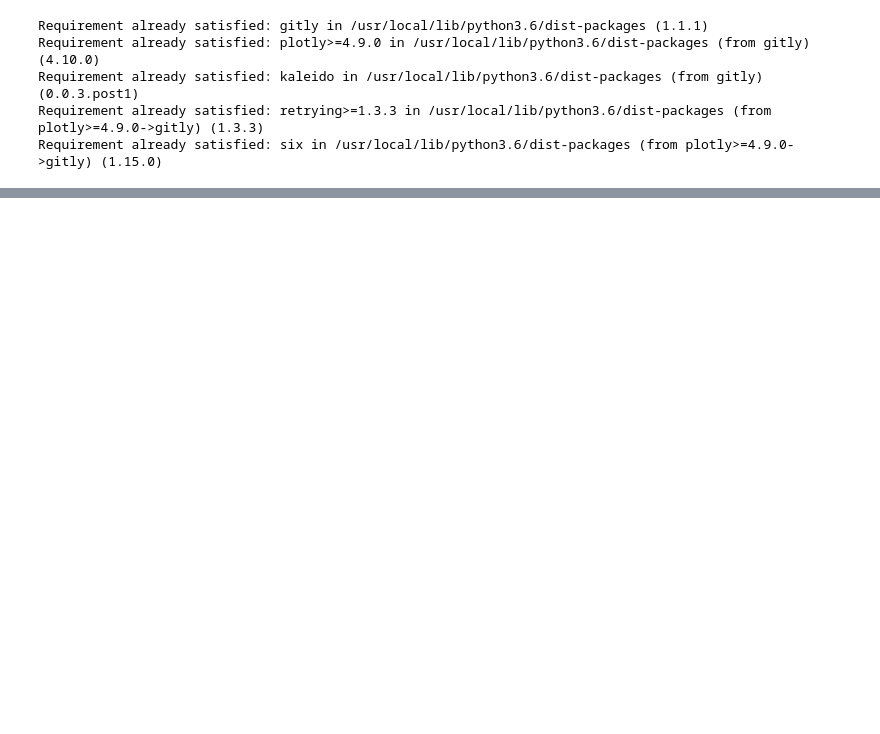
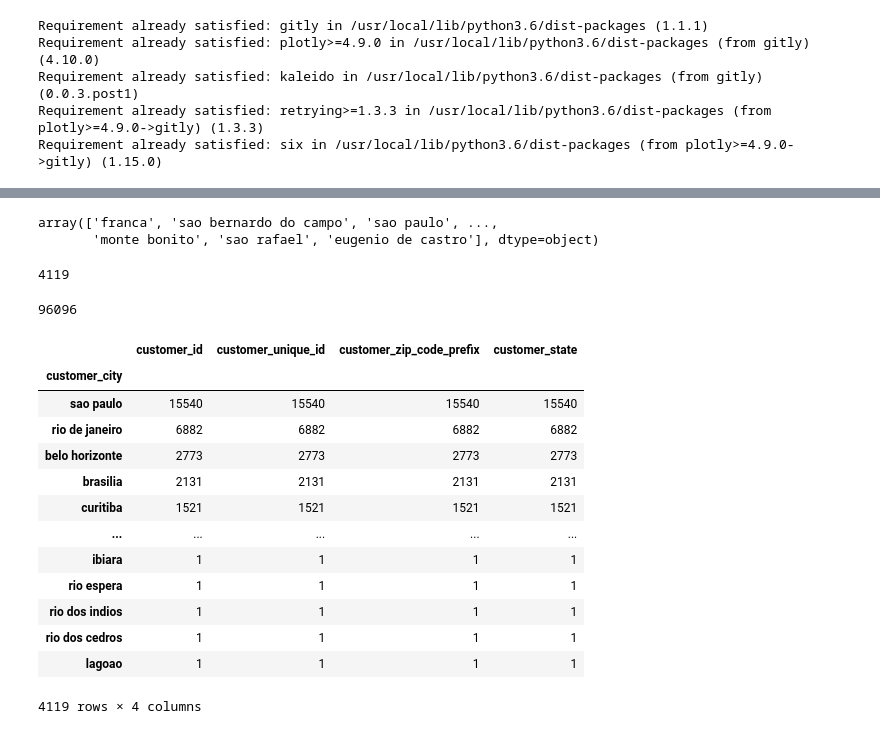
Before and after one commit to LiviaFanucchi/Introducao-ciencias-de-dados, a Jupyter notebook: Aula01_Tiago_Exploracao_Olist.ipynb, the cells around one changed output, grey strips where cells are left out. Drawn from its saved outputs; the diff is of its cells as text; code cells hidden in the pictures; blank space fills up the shorter version.

```diff
--- a/Aula01_Tiago_Exploracao_Olist.ipynb
+++ b/Aula01_Tiago_Exploracao_Olist.ipynb
@@ -14,0 +39,34 @@ gitly = GitlyPlotter(renderer = 'github')
+# %%
+#Quais cidades tem no meu dataset?
+df_clientes.customer_city.unique()
+# %% [output]
+array(['franca', 'sao bernardo do campo', 'sao paulo', ...,
+       'monte bonito', 'sao rafael', 'eugenio de castro'], dtype=object)
+# %%
+#Quantas cidades diferentes temos no dataset?
+len(df_clientes.customer_city.unique())
+# %% [output]
+4119
+# %%
+#Quantos clientes eu tenho no meu dataset?
+len(df_clientes.customer_unique_id.unique())
+# %% [output]
+96096
+# %%
+df_temp = df_clientes.groupby(by= 'customer_city' ).count()
+df_temp.sort_values( by= 'customer_id', ascending = False )
+# %% [output]
+|  | customer_id | customer_unique_id | customer_zip_code_prefix | customer_state |
+| customer_city |  |  |  |  |
+| sao paulo | 15540 | 15540 | 15540 | 15540 |
+| rio de janeiro | 6882 | 6882 | 6882 | 6882 |
+| belo horizonte | 2773 | 2773 | 2773 | 2773 |
+| brasilia | 2131 | 2131 | 2131 | 2131 |
+| curitiba | 1521 | 1521 | 1521 | 1521 |
+| ... | ... | ... | ... | ... |
+| ibiara | 1 | 1 | 1 | 1 |
+| rio espera | 1 | 1 | 1 | 1 |
+| rio dos indios | 1 | 1 | 1 | 1 |
+| rio dos cedros | 1 | 1 | 1 | 1 |
+| lagoao | 1 | 1 | 1 | 1 |
+4119 rows × 4 columns
```
Also changed, not shown: parts of 15 cells of this notebook.
